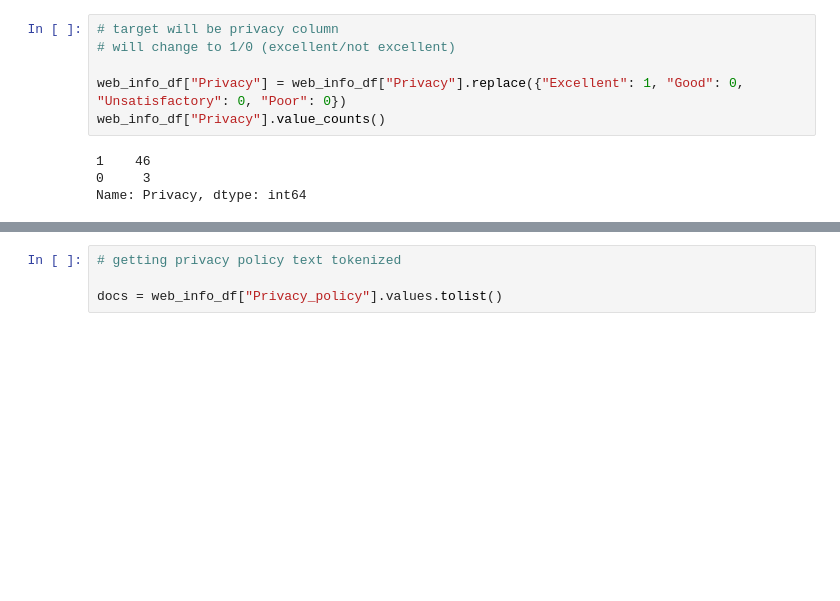
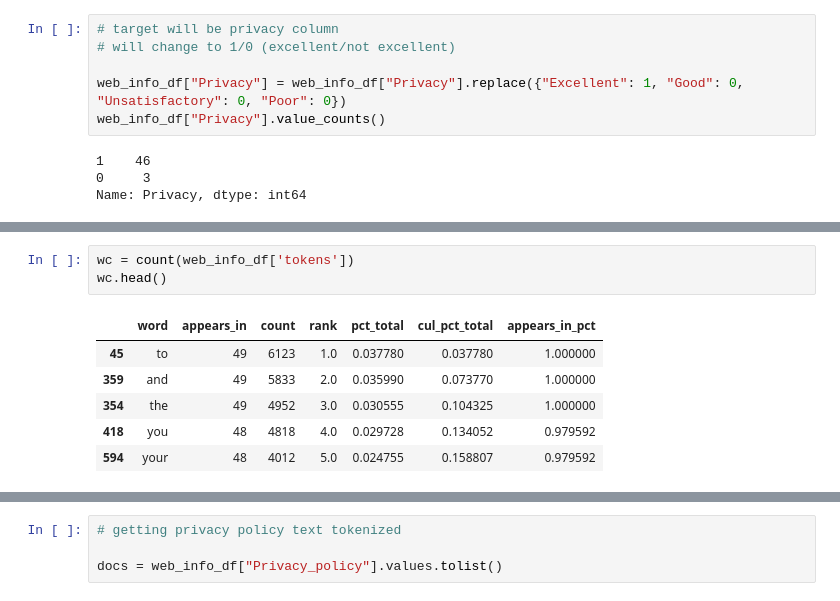
Before and after one commit to spoofmail/machine-learning-model, a Jupyter notebook: spoof_mail_exploration.ipynb, the cells around one changed output, grey strips where cells are left out. Saved outputs shown, nothing was run; the diff lists cells and outputs as text; blank space fills up the shorter version.

```diff
--- a/spoof_mail_exploration.ipynb
+++ b/spoof_mail_exploration.ipynb
@@ -32,0 +101,10 @@ Name: Privacy, dtype: int64
+# %%
+wc = count(web_info_df['tokens'])
+wc.head()
+# %% [output]
+|  | word | appears_in | count | rank | pct_total | cul_pct_total | appears_in_pct |
+| 45 | to | 49 | 6123 | 1.0 | 0.037780 | 0.037780 | 1.000000 |
+| 359 | and | 49 | 5833 | 2.0 | 0.035990 | 0.073770 | 1.000000 |
+| 354 | the | 49 | 4952 | 3.0 | 0.030555 | 0.104325 | 1.000000 |
+| 418 | you | 48 | 4818 | 4.0 | 0.029728 | 0.134052 | 0.979592 |
+| 594 | your | 48 | 4012 | 5.0 | 0.024755 | 0.158807 | 0.979592 |
```
Also changed, not shown: parts of 7 cells of this notebook.
